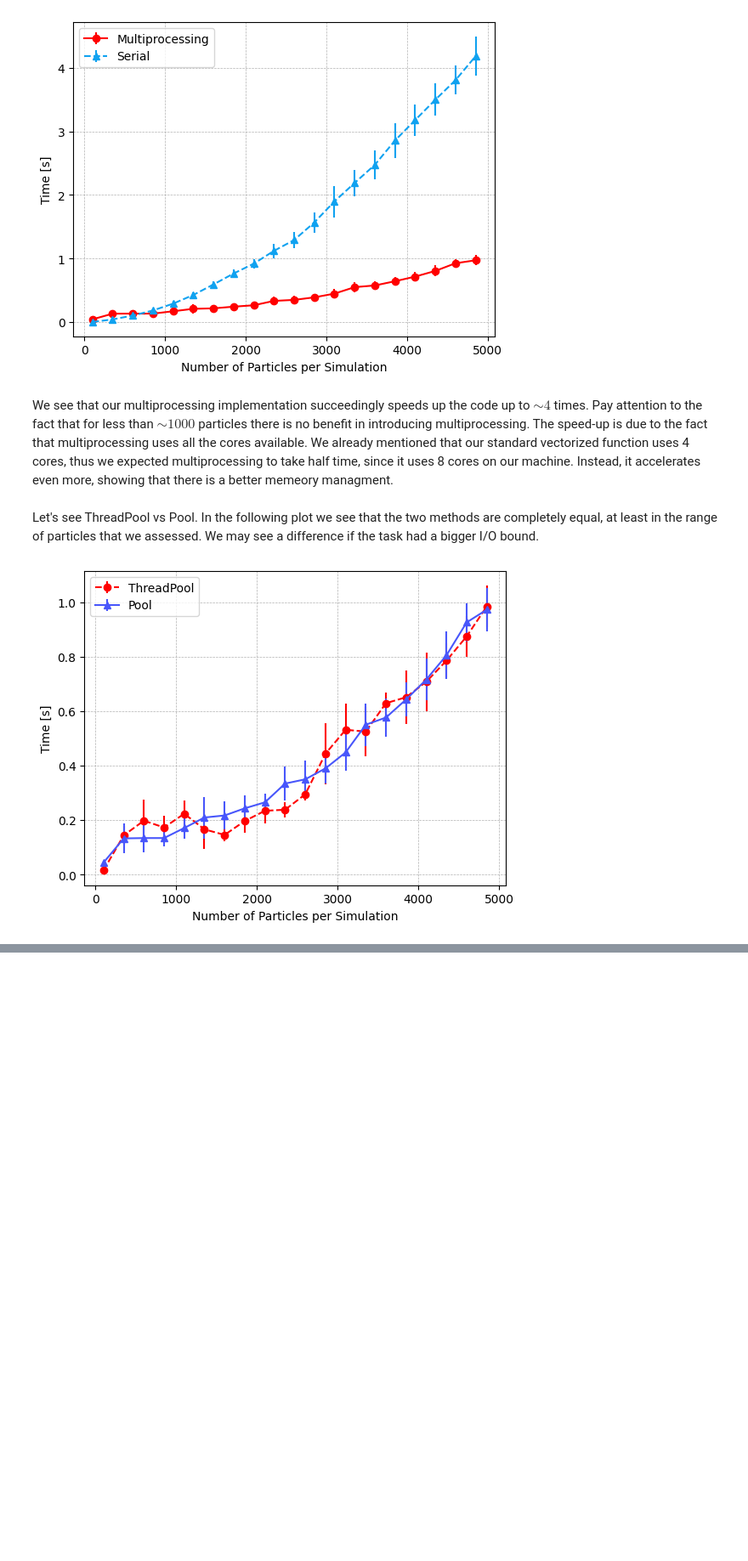
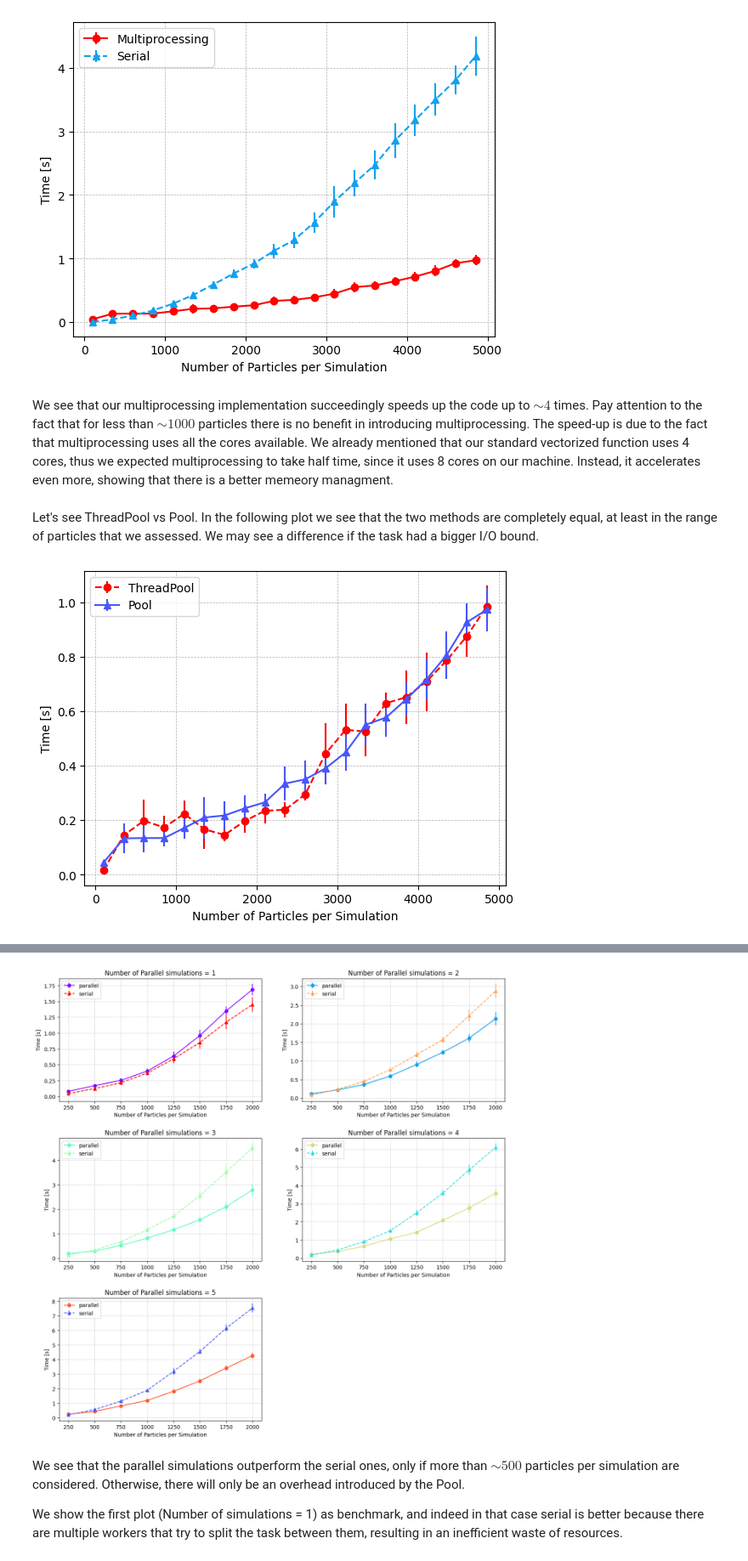
Before and after one commit to Berto70/pod_compastro23, a Jupyter notebook: project/cpu_optimization_report.ipynb, the cells around one changed output, grey strips where cells are left out. Shown at 85% size. Cells and saved outputs as stored; diff of their text form; code cells hidden in the pictures; blank space fills up the shorter version.

```diff
--- a/project/cpu_optimization_report.ipynb
+++ b/project/cpu_optimization_report.ipynb
@@ -530,0 +645,53 @@ plt.show()
+# %%
+# Making plots
+df = pd.read_csv("./multiprocessing/multievo/parallel_vs_serial_ONETSTEP.csv")
+std_group = df.groupby(['n_particles', 'n_simulations'])[['parallel_time', 'serial_time']].agg(['mean', 'std'])
+
+fig,axs = plt.subplots(3,2,figsize=(15,15))
+
+plt.subplots_adjust(hspace=0.3, wspace=0.2)
+axs = axs.flatten() # for easy indexing
+
+colors = [cm.rainbow(i) for i in np.linspace(0, 1, 10)]
+
+i = 0
+for name, group in std_group[["parallel_time","serial_time"]].groupby("n_simulations"):
+
+
+    ax = axs[i]
+
+    # each group has n_particles fixed (that is its "name")
+    n_particles = group["parallel_time"]["mean"].keys().get_level_values(0).values #[ 250  500  750 1000 1250 1500 1750 2000]
+    # group.values are parallel times
+    # group.values.shape (8,2)
+    # Create new axes
+
+    # group.values.shape = (8,4) mean,std,mean,std
+    # Plot the scatter
+
+    ax.errorbar(n_particles, group["parallel_time"].values[:,0], yerr=group["parallel_time"].values[:,1],marker="o", label="parallel",c= colors[2*i])
+    ax.errorbar(n_particles, group["serial_time"].values[:,0], yerr=group["serial_time"].values[:,1], marker="^",label="serial",c= colors[-(2*i+1)],linestyle='--')
+
+    # Set labels and title
+    ax.set_xlabel('Number of Particles per Simulation')
+    ax.set_ylabel('Time [s]')
+    ax.set_title(f'Number of Parallel simulations = {name}')
+    ax.grid(linestyle='--', linewidth=0.5)
+
+
+    # Add legend
+    ax.legend()
+
+    i +=1
+
+fig.delaxes(axs[-1])
+
+#plt.savefig("parallel_vs_serial.pdf")
+# Show the plot
+plt.show()
+# %% [output]
+[figure, added]
+# %% [markdown]
+We see that the parallel simulations outperform the serial ones, only if more than $\sim 500$ particles per simulation are considered. Otherwise, there will only be an overhead introduced by the Pool.
+
+We show the first plot (Number of simulations = 1) as benchmark, and indeed in that case serial is better because there are multiple workers that try to split the task between them, resulting in an inefficient waste of resources.
```
Also changed, not shown: parts of 3 cells of this notebook.
